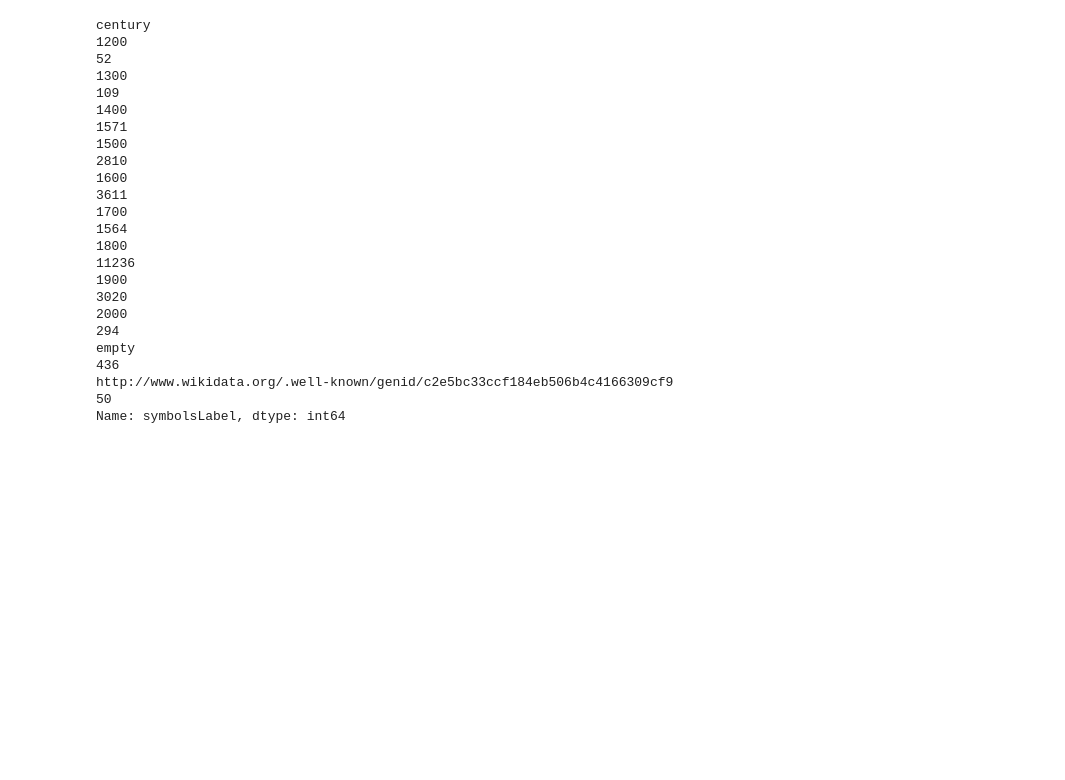
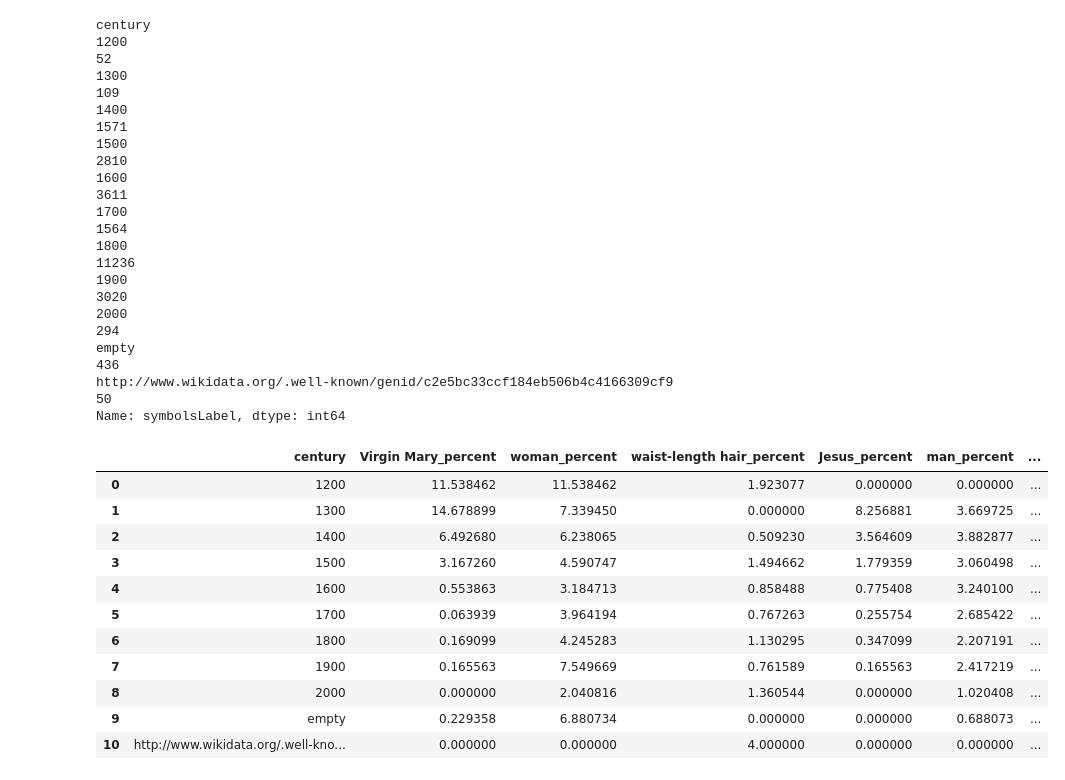
Before and after one commit to falaimo99/infoviz, a Jupyter notebook: symbols_in_time.ipynb, the cells around one changed output. Saved outputs shown, nothing was run; the diff lists cells and outputs as text; code cells hidden in the pictures; blank space fills up the shorter version.

Commit message:
percentuali per symbols_in_time.ipynb

```diff
--- a/symbols_in_time.ipynb
+++ b/symbols_in_time.ipynb
@@ -202,3 +202,54 @@ century
 empty                                                                           436
 http://www.wikidata.org/.well-known/genid/c2e5bc33ccf184eb506b4c4166309cf9       50
 Name: symbolsLabel, dtype: int64
+# %%
+import pandas as pd
+
+# Dati delle occorrenze dei simboli per ogni secolo
+data_symbols = {
+    'century': [1200, 1300, 1400, 1500, 1600, 1700, 1800, 1900, 2000, 'empty', 'http://www.wikidata.org/.well-known/genid/c2e5bc33ccf184eb506b4c4166309cf9'],
+    'Virgin Mary': [6, 16, 102, 89, 20, 1, 19, 5, 0, 1, 0],
+    'woman': [6, 8, 98, 129, 115, 62, 477, 228, 6, 30, 0],
+    'waist-length hair': [1, 0, 8, 42, 31, 12, 127, 23, 4, 0, 2],
+    'Jesus': [0, 9, 56, 50, 28, 4, 39, 5, 0, 0, 0],
+    'man': [0, 4, 61, 86, 117, 42, 248, 73, 3, 3, 0],
+    'sky': [0, 0, 10, 32, 56, 17, 184, 36, 4, 6, 0],
+    'sitting': [0, 0, 8, 18, 8, 23, 179, 37, 0, 12, 0],
+    'tree': [0, 0, 8, 27, 51, 18, 141, 37, 0, 14, 0],
+    'cloud': [0, 0, 3, 19, 44, 10, 92, 14, 4, 4, 0],
+    'nudity': [0, 0, 2, 45, 38, 19, 151, 77, 4, 13, 0]
+}
+
+# Dati totali dei simboli per ogni secolo
+total_symbols = {
+    'century': [1200, 1300, 1400, 1500, 1600, 1700, 1800, 1900, 2000, 'empty', 'http://www.wikidata.org/.well-known/genid/c2e5bc33ccf184eb506b4c4166309cf9'],
+    'total': [52, 109, 1571, 2810, 3611, 1564, 11236, 3020, 294, 436, 50]
+}
+
+# Convertiamo i dizionari in dataframe
+df_symbols = pd.DataFrame(data_symbols)
+df_total = pd.DataFrame(total_symbols)
+
+# Uniamo i due dataframe sulla colonna 'century'
+df_merged = pd.merge(df_symbols, df_total, on='century')
+
+# Calcoliamo la percentuale delle occorrenze di ciascun simbolo rispetto al totale per ogni secolo
+symbol_columns = df_symbols.columns[1:]
+for symbol in symbol_columns:
+    df_merged[f'{symbol}_percent'] = (df_merged[symbol] / df_merged['total']) * 100
+
+# Visualizziamo il risultato
+df_merged[['century'] + [f'{symbol}_percent' for symbol in symbol_columns]]
+# %% [output]
+|  | century | Virgin Mary_percent | woman_percent | waist-length hair_percent | Jesus_percent | man_percent | ... |
+| 0 | 1200 | 11.538462 | 11.538462 | 1.923077 | 0.000000 | 0.000000 | ... |
+| 1 | 1300 | 14.678899 | 7.339450 | 0.000000 | 8.256881 | 3.669725 | ... |
+| 2 | 1400 | 6.492680 | 6.238065 | 0.509230 | 3.564609 | 3.882877 | ... |
+| 3 | 1500 | 3.167260 | 4.590747 | 1.494662 | 1.779359 | 3.060498 | ... |
+| 4 | 1600 | 0.553863 | 3.184713 | 0.858488 | 0.775408 | 3.240100 | ... |
+| 5 | 1700 | 0.063939 | 3.964194 | 0.767263 | 0.255754 | 2.685422 | ... |
+| 6 | 1800 | 0.169099 | 4.245283 | 1.130295 | 0.347099 | 2.207191 | ... |
+| 7 | 1900 | 0.165563 | 7.549669 | 0.761589 | 0.165563 | 2.417219 | ... |
+| 8 | 2000 | 0.000000 | 2.040816 | 1.360544 | 0.000000 | 1.020408 | ... |
+| 9 | empty | 0.229358 | 6.880734 | 0.000000 | 0.000000 | 0.688073 | ... |
+| 10 | http://www.wikidata.org/.well-kno... | 0.000000 | 0.000000 | 4.000000 | 0.000000 | 0.000000 | ... |
```
